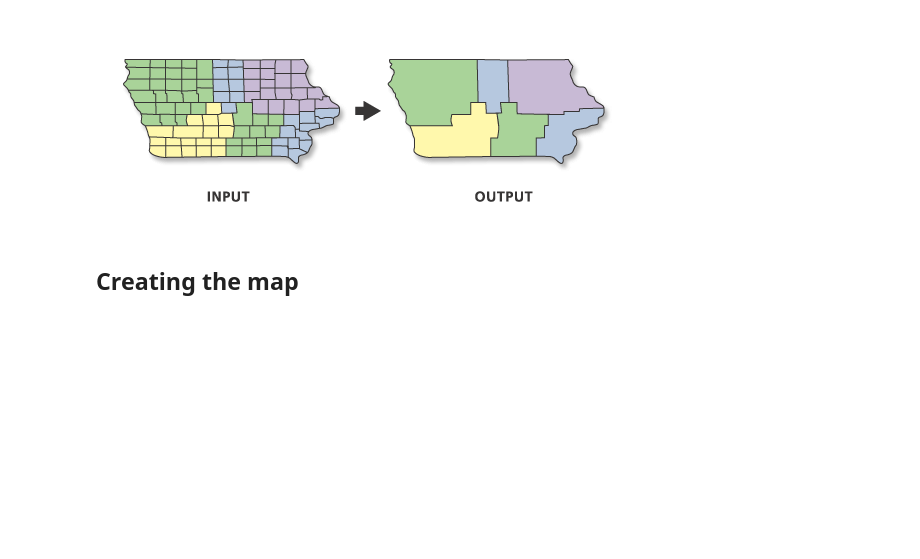
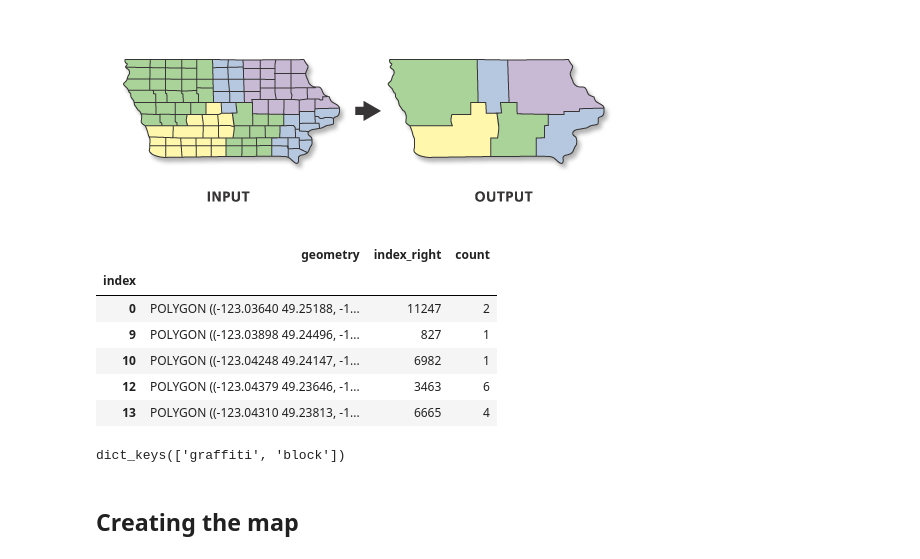
Before and after one commit to AnaAGG/Kepler_maps, a Jupyter notebook: Notebooks/3- Kepler_geojson.ipynb, the cells around one changed output. Saved outputs shown, nothing was run; the diff lists cells and outputs as text; code cells hidden in the pictures; blank space fills up the shorter version.

```diff
--- a/Notebooks/3- Kepler_geojson.ipynb
+++ b/Notebooks/3- Kepler_geojson.ipynb
@@ -94,8 +134,22 @@ For more information about dissolve use this [link](https://geopandas.org/aggreg
 ![image.png](attachment:image.png)
 # %%
 #Then we can dissolve our new data frame; this will group the old indexes and sum the graffiti count.graf_block = graf_block.dissolve(by='index', aggfunc='sum')
+graf_block = graf_block.dissolve(by='index', aggfunc='sum')
+graf_block.head()
+# %% [output]
+|  | geometry | index_right | count |
+| index |  |  |  |
+| 0 | POLYGON ((-123.03640 49.25188, -1... | 11247 | 2 |
+| 9 | POLYGON ((-123.03898 49.24496, -1... | 827 | 1 |
+| 10 | POLYGON ((-123.04248 49.24147, -1... | 6982 | 1 |
+| 12 | POLYGON ((-123.04379 49.23646, -1... | 3463 | 6 |
+| 13 | POLYGON ((-123.04310 49.23813, -1... | 6665 | 4 |
 # %%
 # we create a dicctionary with two datasets
+data_dict = {"graffiti": graf_block, "block": block}
+data_dict.keys()
+# %% [output]
+dict_keys(['graffiti', 'block'])
 # %% [markdown]
 ## Creating the map
 # %% [markdown]
```
Also changed, not shown: parts of 8 cells of this notebook, 7 other files.
